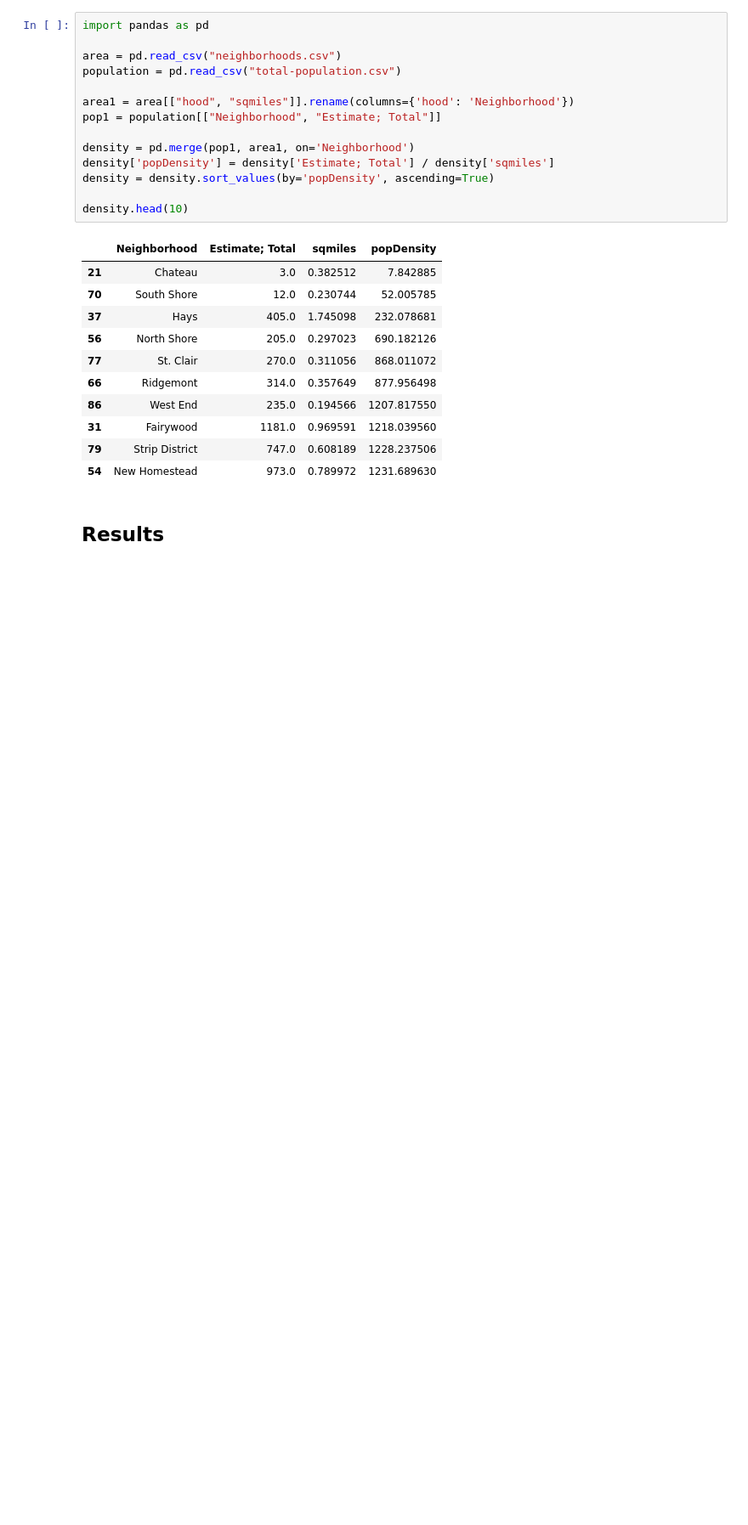
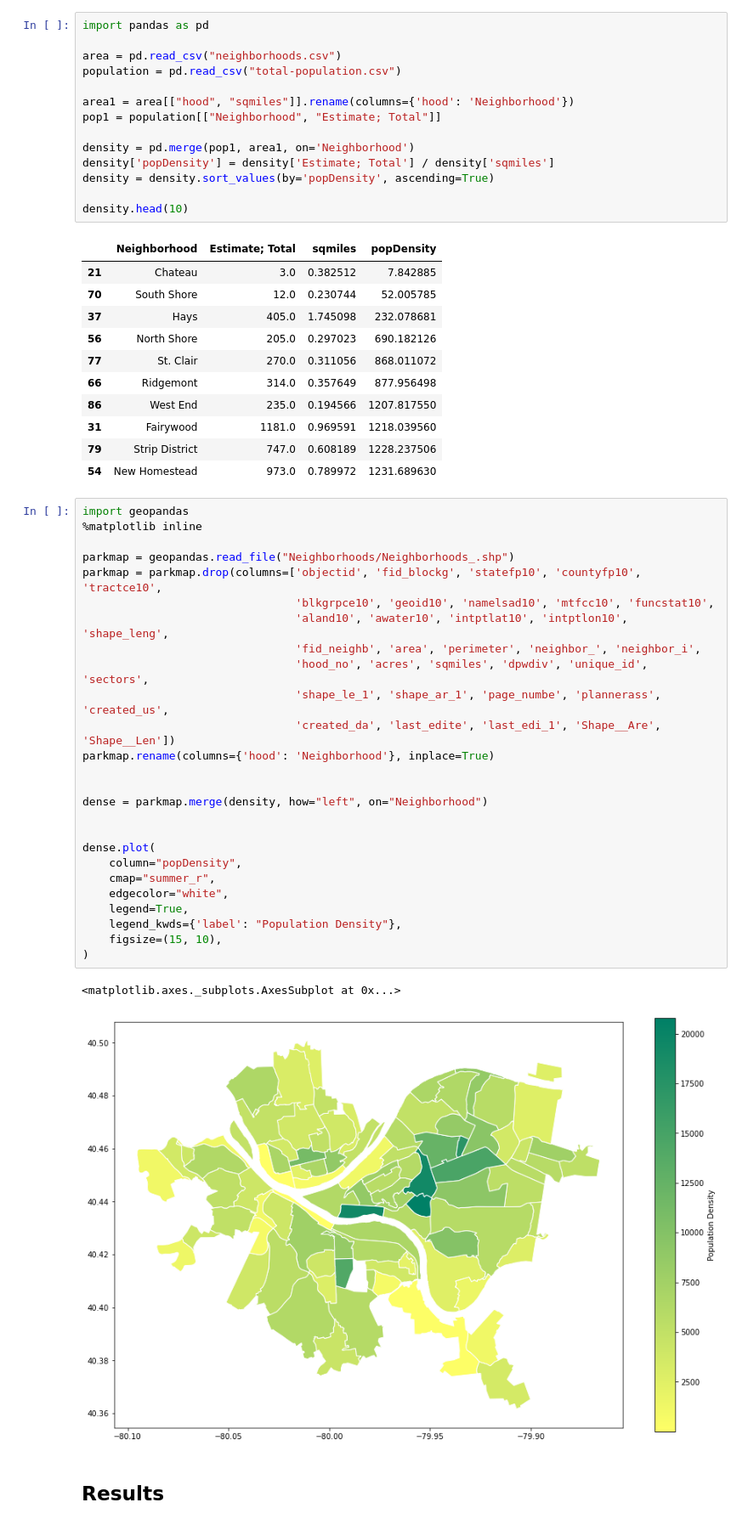
Before and after one commit to anikaGJ/toBeAPanther, a Jupyter notebook: BestNeighborhoodProject.ipynb, the cells around one changed output. Shown: that part at 85% size. Cells and saved outputs as stored; diff of their text form; blank space fills up the shorter version.

```diff
--- a/BestNeighborhoodProject.ipynb
+++ b/BestNeighborhoodProject.ipynb
@@ -117,6 +117,35 @@ density.head(10)
 | 31 | Fairywood | 1181.0 | 0.969591 | 1218.039560 |
 | 79 | Strip District | 747.0 | 0.608189 | 1228.237506 |
 | 54 | New Homestead | 973.0 | 0.789972 | 1231.689630 |
+# %%
+import geopandas
+%matplotlib inline
+
+parkmap = geopandas.read_file("Neighborhoods/Neighborhoods_.shp")
+parkmap = parkmap.drop(columns=['objectid', 'fid_blockg', 'statefp10', 'countyfp10', 'tractce10',
+                                'blkgrpce10', 'geoid10', 'namelsad10', 'mtfcc10', 'funcstat10',
+                                'aland10', 'awater10', 'intptlat10', 'intptlon10', 'shape_leng',
+                                'fid_neighb', 'area', 'perimeter', 'neighbor_', 'neighbor_i',
+                                'hood_no', 'acres', 'sqmiles', 'dpwdiv', 'unique_id', 'sectors',
+                                'shape_le_1', 'shape_ar_1', 'page_numbe', 'plannerass', 'created_us',
+                                'created_da', 'last_edite', 'last_edi_1', 'Shape__Are', 'Shape__Len'])
+parkmap.rename(columns={'hood': 'Neighborhood'}, inplace=True)
+
+
+dense = parkmap.merge(density, how="left", on="Neighborhood")
+
+
+dense.plot(
+    column="popDensity",
+    cmap="summer_r",
+    edgecolor="white",
+    legend=True,
+    legend_kwds={'label': "Population Density"},
+    figsize=(15, 10),
+)
+# %% [output]
+<matplotlib.axes._subplots.AxesSubplot at 0x...>
+[figure, added]
 # %% [markdown]
 ## **Results**
 # %% [markdown]
```
